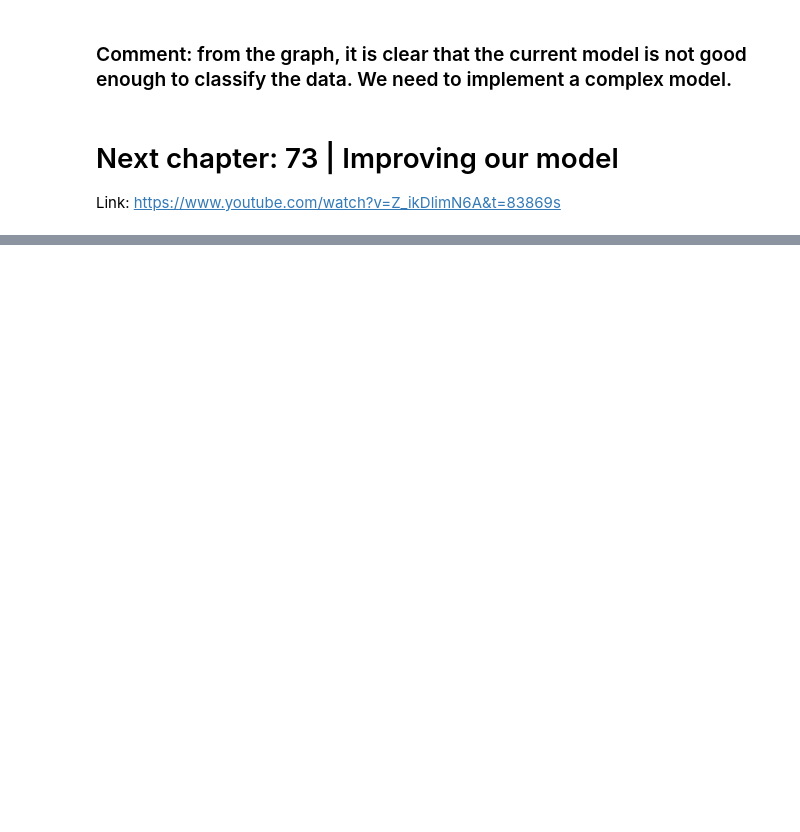
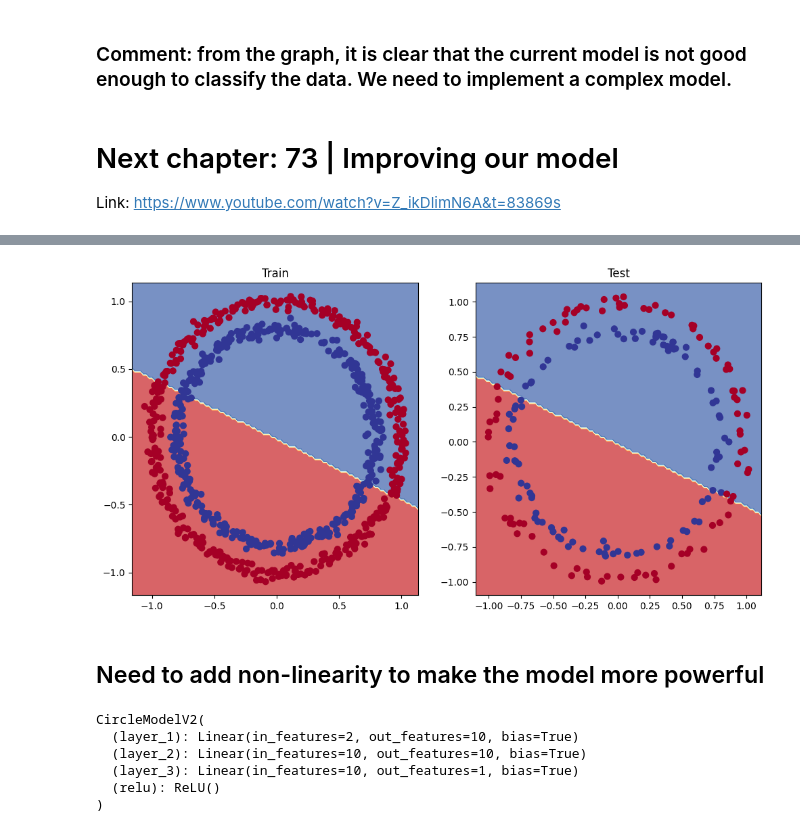
Before and after one commit to kvnptl/pytorch-practice, a Jupyter notebook: 02_neural_netowork_classification.ipynb, the cells around one changed output, grey strips where cells are left out. Drawn from its saved outputs; the diff is of its cells as text; code cells hidden in the pictures; blank space fills up the shorter version.

```diff
--- a/02_neural_netowork_classification.ipynb
+++ b/02_neural_netowork_classification.ipynb
@@ -289,7 +290,6 @@ for epoch in range(epochs):
   optimizer.step()
 
   # Testing
-  model_0.eval()
   with torch.inference_mode():
     # forward pass
     test_logits = model_0(X_test).squeeze()
@@ -363,0 +379,16 @@ Link: https://www.youtube.com/watch?v=Z_ikDlimN6A&t=83869s
+# %%
+class CircleModelV1(nn.Module):
+    def __init__(self):
+        super().__init__()
+        self.layer_1 = nn.Linear(in_features=2, out_features=10)
+        self.layer_2 = nn.Linear(in_features=10, out_features=10)
+        self.layer_3 = nn.Linear(in_features=10, out_features=1)
+
+    def forward(self, x):
+        # z = self.layer_1(x)
+        # z = self.layer_2(z)
+        # z = self.layer_3(z)
+        return self.layer_3(self.layer_2(self.layer_1(x)))
+
+model_1 = CircleModelV1().to(device)
+model_1
@@ -363,0 +401,7 @@ Link: https://www.youtube.com/watch?v=Z_ikDlimN6A&t=83869s
+# %%
+# Create a loss function and optimizer
+criterion = nn.BCEWithLogitsLoss()
+
+# Note that the optimizer takes model parameters as argument
+optimizer = torch.optim.SGD(model_1.parameters(),
+                            lr=0.1)
@@ -363,0 +465,38 @@ Link: https://www.youtube.com/watch?v=Z_ikDlimN6A&t=83869s
+# %%
+# Plot the decision boundary
+plt.figure(figsize=(12, 6))
+plt.subplot(1, 2, 1)
+plt.title("Train")
+plot_decision_boundary(model_1, X_train, y_train)
+plt.subplot(1, 2, 2)
+plt.title("Test")
+plot_decision_boundary(model_1, X_test, y_test)
+plt.show()
+# %% [output]
+[figure, added]
+# %% [markdown]
+## Need to add non-linearity to make the model more powerful
+# %%
+class CircleModelV2(nn.Module):
+    def __init__(self):
+        super().__init__()
+        self.layer_1 = nn.Linear(in_features=2, out_features=10)
+        self.layer_2 = nn.Linear(in_features=10, out_features=10)
+        self.layer_3 = nn.Linear(in_features=10, out_features=1)
+        self.relu = nn.ReLU()
+
+    def forward(self, x):
+        x = self.relu(self.layer_1(x))
+        x = self.relu(self.layer_2(x))
+        x = self.layer_3(x)
+        return x
+
+model_2 = CircleModelV2().to(device)
+model_2
+# %% [output]
+CircleModelV2(
+  (layer_1): Linear(in_features=2, out_features=10, bias=True)
+  (layer_2): Linear(in_features=10, out_features=10, bias=True)
+  (layer_3): Linear(in_features=10, out_features=1, bias=True)
+  (relu): ReLU()
+)
```
Also changed, not shown: parts of 37 cells of this notebook, 3 other files.
